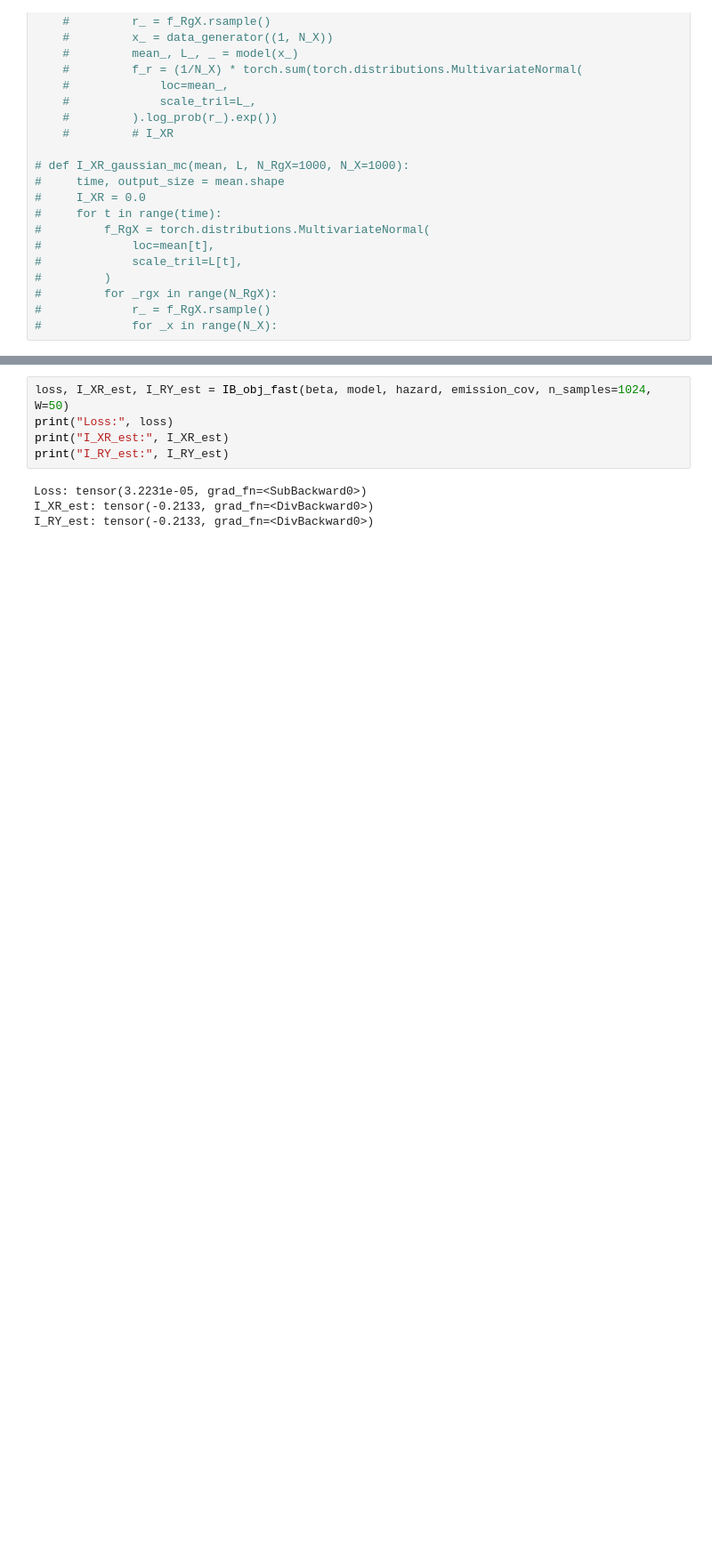
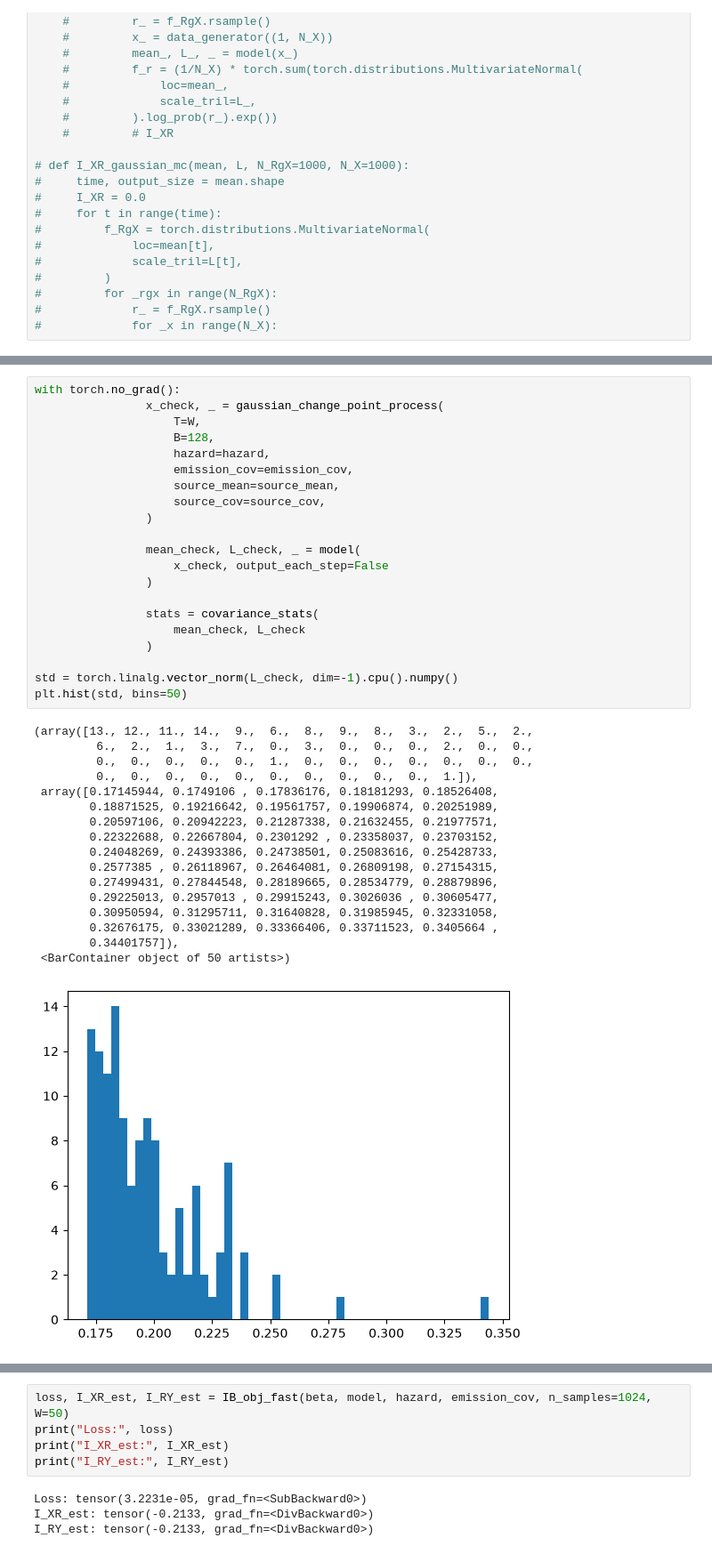
Before and after one commit to jacobaparker/behavioral_data_reanalyses_IB, a Jupyter notebook: Tavoni_Complexity/continuous_IB.ipynb, the cells around one changed output, grey strips where cells are left out. Shown at 89% size. Saved outputs shown, nothing was run; the diff lists cells and outputs as text; blank space fills up the shorter version.

```diff
--- a/Tavoni_Complexity/continuous_IB.ipynb
+++ b/Tavoni_Complexity/continuous_IB.ipynb
@@ -669,3 +1076,42 @@ def I_XR_est_slow(model,hazard,emission_cov,source_mean,source_cov,n_samples=100
+# %%
+with torch.no_grad():
+                x_check, _ = gaussian_change_point_process(
+                    T=W,
+                    B=128,
+                    hazard=hazard,
+                    emission_cov=emission_cov,
+                    source_mean=source_mean,
+                    source_cov=source_cov,
+                )
+
+                mean_check, L_check, _ = model(
+                    x_check, output_each_step=False
+                )
+
+                stats = covariance_stats(
+                    mean_check, L_check
+                )
+
+std = torch.linalg.vector_norm(L_check, dim=-1).cpu().numpy()
+plt.hist(std, bins=50)
+# %% [output]
+(array([13., 12., 11., 14.,  9.,  6.,  8.,  9.,  8.,  3.,  2.,  5.,  2.,
+         6.,  2.,  1.,  3.,  7.,  0.,  3.,  0.,  0.,  0.,  2.,  0.,  0.,
+         0.,  0.,  0.,  0.,  0.,  1.,  0.,  0.,  0.,  0.,  0.,  0.,  0.,
+         0.,  0.,  0.,  0.,  0.,  0.,  0.,  0.,  0.,  0.,  1.]),
+ array([0.17145944, 0.1749106 , 0.17836176, 0.18181293, 0.18526408,
+        0.18871525, 0.19216642, 0.19561757, 0.19906874, 0.20251989,
+        0.20597106, 0.20942223, 0.21287338, 0.21632455, 0.21977571,
+        0.22322688, 0.22667804, 0.2301292 , 0.23358037, 0.23703152,
+        0.24048269, 0.24393386, 0.24738501, 0.25083616, 0.25428733,
+        0.2577385 , 0.26118967, 0.26464081, 0.26809198, 0.27154315,
+        0.27499431, 0.27844548, 0.28189665, 0.28534779, 0.28879896,
+        0.29225013, 0.2957013 , 0.29915243, 0.3026036 , 0.30605477,
+        0.30950594, 0.31295711, 0.31640828, 0.31985945, 0.32331058,
+        0.32676175, 0.33021289, 0.33366406, 0.33711523, 0.3405664 ,
+        0.34401757]),
+ <BarContainer object of 50 artists>)
+[figure, added]
 # %%
 beta=1.0
 model = RecurrentGaussianNetwork(
```
Also changed, not shown: parts of 6 cells of this notebook.
